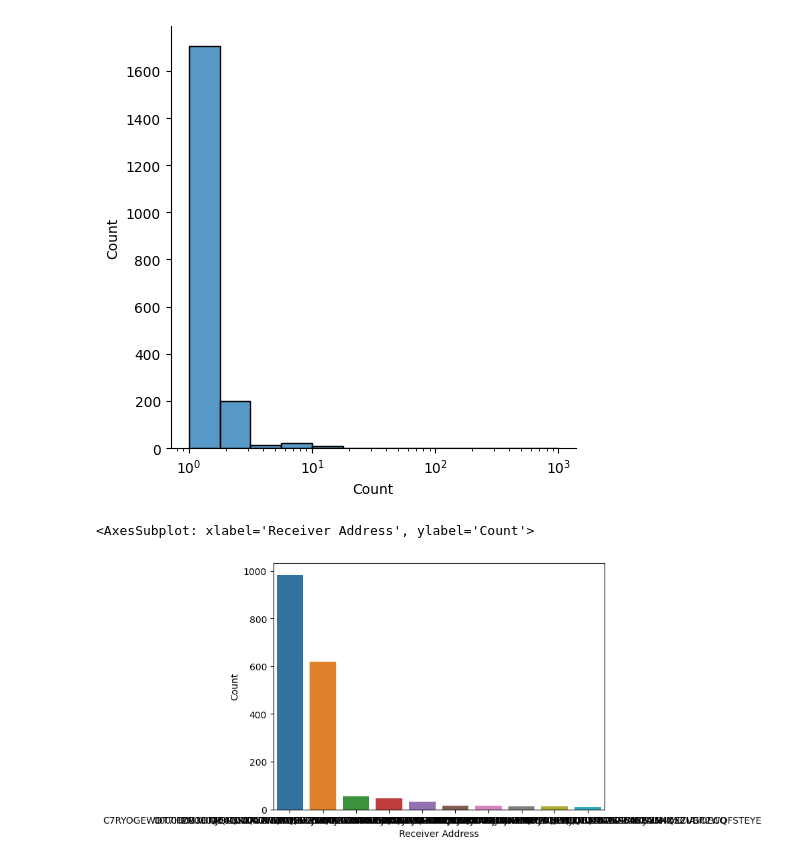
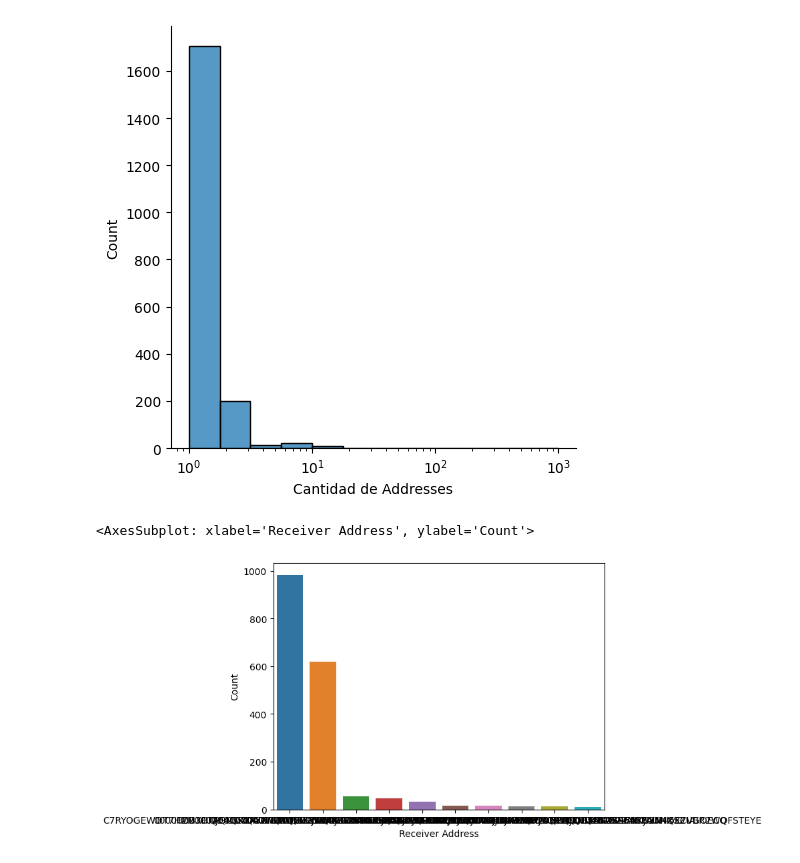
Before and after one commit to juanmir227/Algo-Research, a Jupyter notebook: exploration.ipynb, the cells around one changed output. Drawn from its saved outputs; the diff is of its cells as text; code cells hidden in the pictures.

```diff
--- a/exploration.ipynb
+++ b/exploration.ipynb
@@ -60,23 +52,24 @@ f_new_df
 # %%
 #Grafico de frecuencia para receivers
 
 
 receivers = df[['Receiver Address', 'Transaction Type']]
 receivers
 
 new_df2 = receivers.groupby(['Receiver Address'])['Receiver Address'].count().reset_index(
   name='Count').sort_values(['Count'], ascending=False)
 new_df2
 
 sb.displot(new_df2, x = 'Count', log_scale = True)
+plt.xlabel('Cantidad de Addresses')
 #plt.ylim(0, 600)
 plt.show()
 
 f_new_df2 = new_df2[:10]
 f_new_df2
 sb.barplot(data = f_new_df2, x='Receiver Address', y = 'Count')
 # %% [output]
-[figure, old version]
+[figure, new version]
 <AxesSubplot: xlabel='Receiver Address', ylabel='Count'>
 [figure]
 # %%
```
Also changed, not shown: parts of 3 cells of this notebook, 1 other file.
